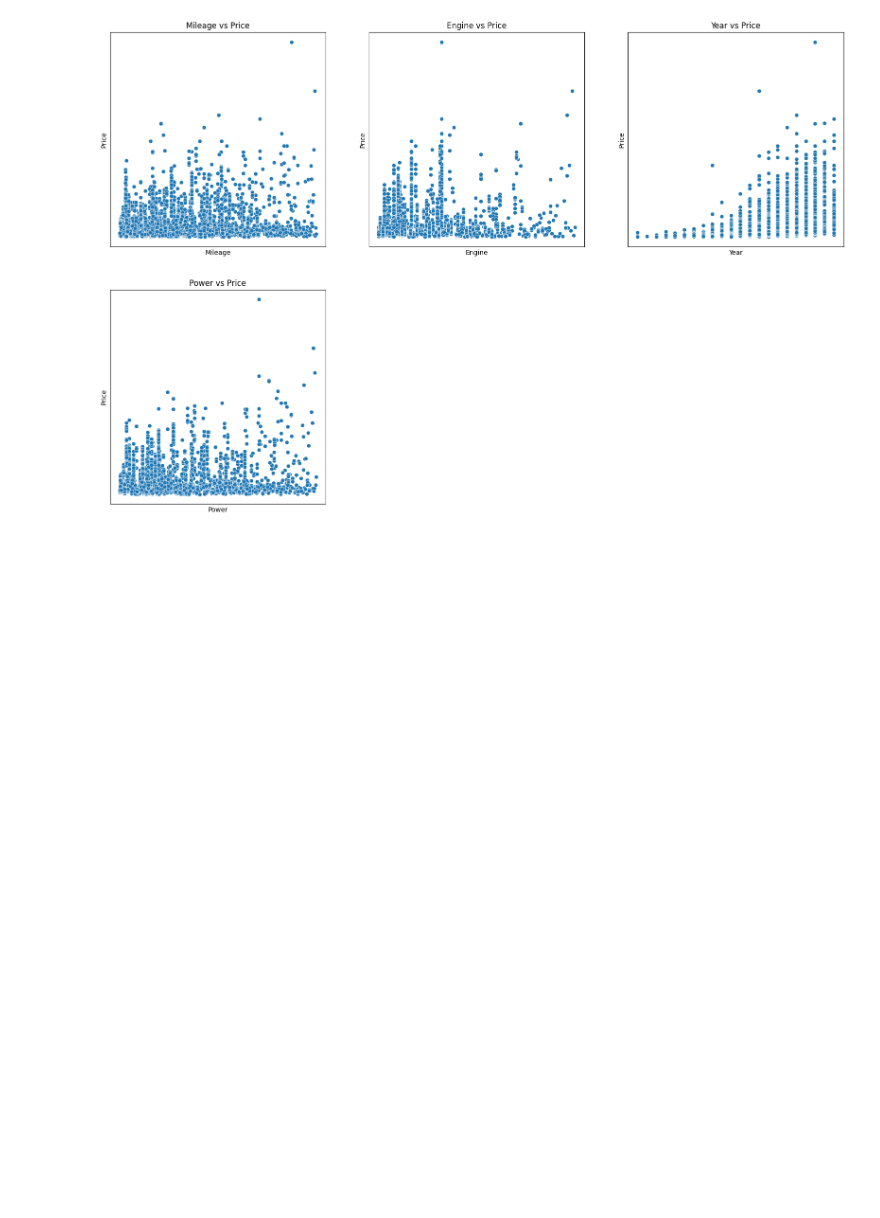
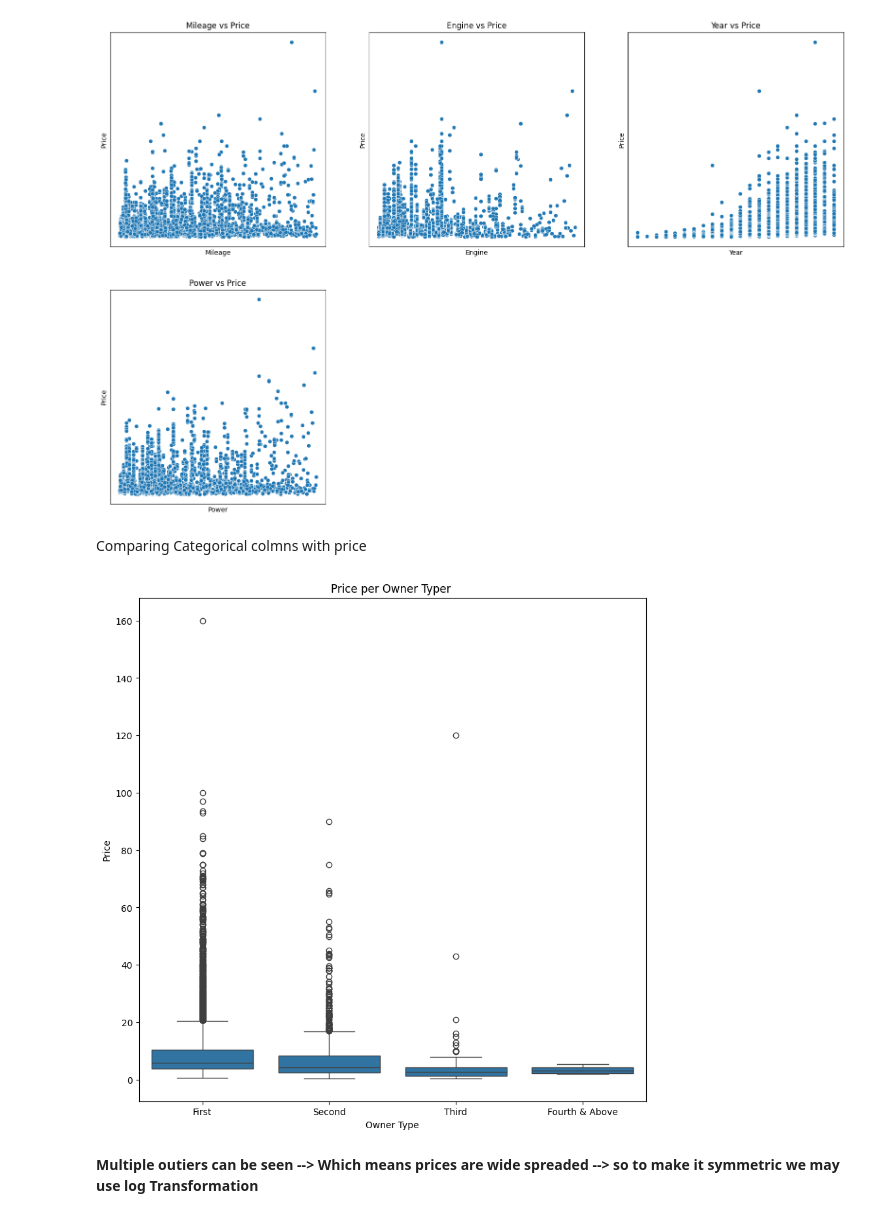
Before and after one commit to Inshalmunaf/Used-Car-prediction, a Jupyter notebook: Used_Car_Prediction.ipynb, the cells around one changed output. Cells and saved outputs as stored; diff of their text form; code cells hidden in the pictures; blank space fills up the shorter version.

Commit message:
owner type  log transformation

```diff
--- a/Used_Car_Prediction.ipynb
+++ b/Used_Car_Prediction.ipynb
@@ -243,3 +245,18 @@ outlier_detection(['Seats' , 'Mileage' , 'Engine', 'Year' , 'Power'] , subplot=T
 # %% [output]
 Error : Incorrect column name
 [figure]
+# %% [markdown]
+Comparing Categorical colmns with price
+# %%
+#Price variation  as per owner type
+owner_order = ['First', 'Second', 'Third', 'Fourth & Above']
+plt.figure(figsize = (10,10))
+sns.boxplot(x='Owner_Type' , y = 'Price' , data = df , order = owner_order)
+plt.title('Price per Owner Typer ')
+plt.xlabel('Owner Type')
+plt.ylabel('Price')
+plt.show()
+# %% [output]
+[figure, added]
+# %% [markdown]
+**Multiple outiers can be seen --> Which means prices are wide spreaded --> so to make it symmetric we may use log Transformation**
```
Also changed, not shown: parts of 6 cells of this notebook.
